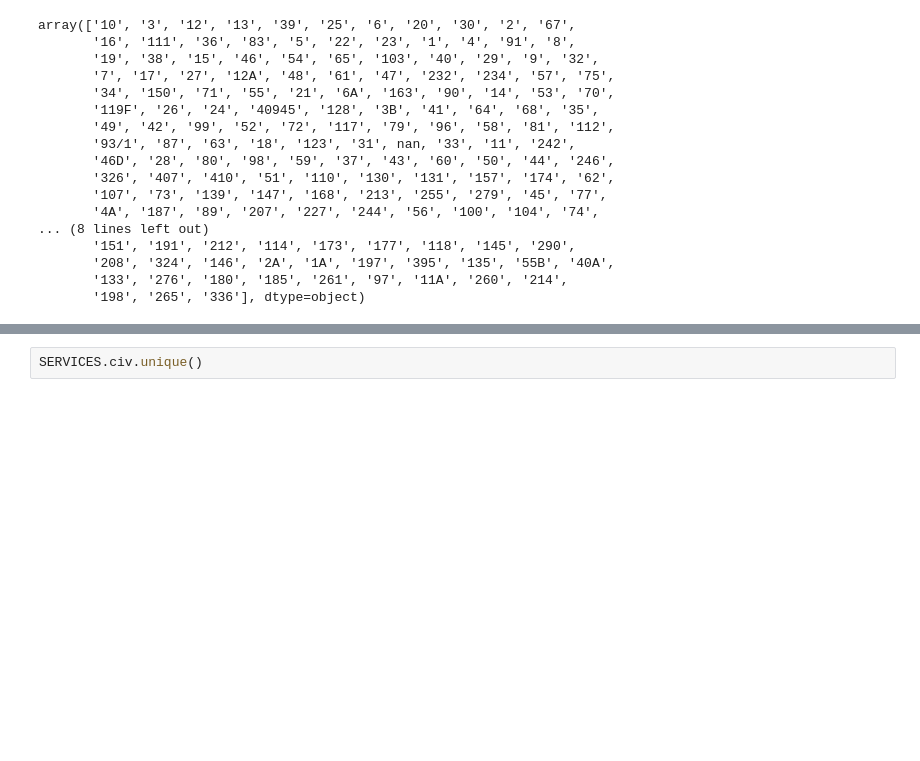
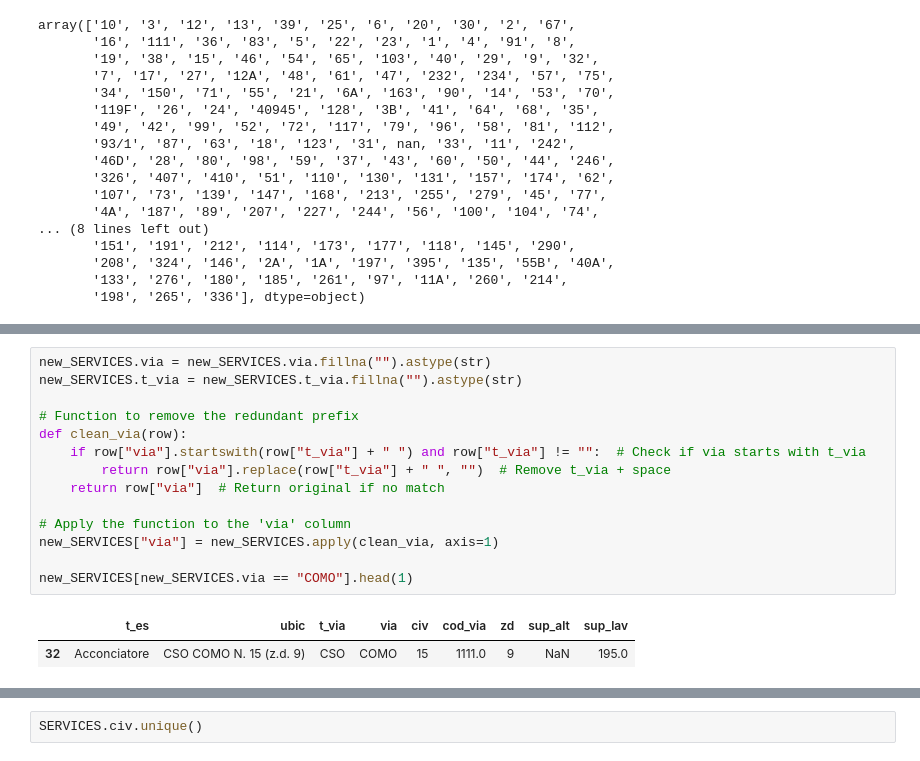
Before and after one commit to madratak/Milan_Services_2012, a Jupyter notebook: 02-cleaning.ipynb, the cells around one changed output, grey strips where cells are left out. Drawn from its saved outputs; the diff is of its cells as text; blank space fills up the shorter version.

```diff
--- a/02-cleaning.ipynb
+++ b/02-cleaning.ipynb
@@ -671,0 +573,17 @@ Index(['t_es', 'ubic', 't_via', 'via', 'civ', 'cod_via', 'zd', 'sup_alt',
+# %%
+new_SERVICES.via = new_SERVICES.via.fillna("").astype(str)
+new_SERVICES.t_via = new_SERVICES.t_via.fillna("").astype(str)
+
+# Function to remove the redundant prefix
+def clean_via(row):
+    if row["via"].startswith(row["t_via"] + " ") and row["t_via"] != "":  # Check if via starts with t_via
+        return row["via"].replace(row["t_via"] + " ", "")  # Remove t_via + space
+    return row["via"]  # Return original if no match
+
+# Apply the function to the 'via' column
+new_SERVICES["via"] = new_SERVICES.apply(clean_via, axis=1)
+
+new_SERVICES[new_SERVICES.via == "COMO"].head(1)
+# %% [output]
+|  | t_es | ubic | t_via | via | civ | cod_via | zd | sup_alt | sup_lav |
+| 32 | Acconciatore | CSO COMO N. 15 (z.d. 9) | CSO | COMO | 15 | 1111.0 | 9 | NaN | 195.0 |
```
Also changed, not shown: parts of 17 cells of this notebook.
